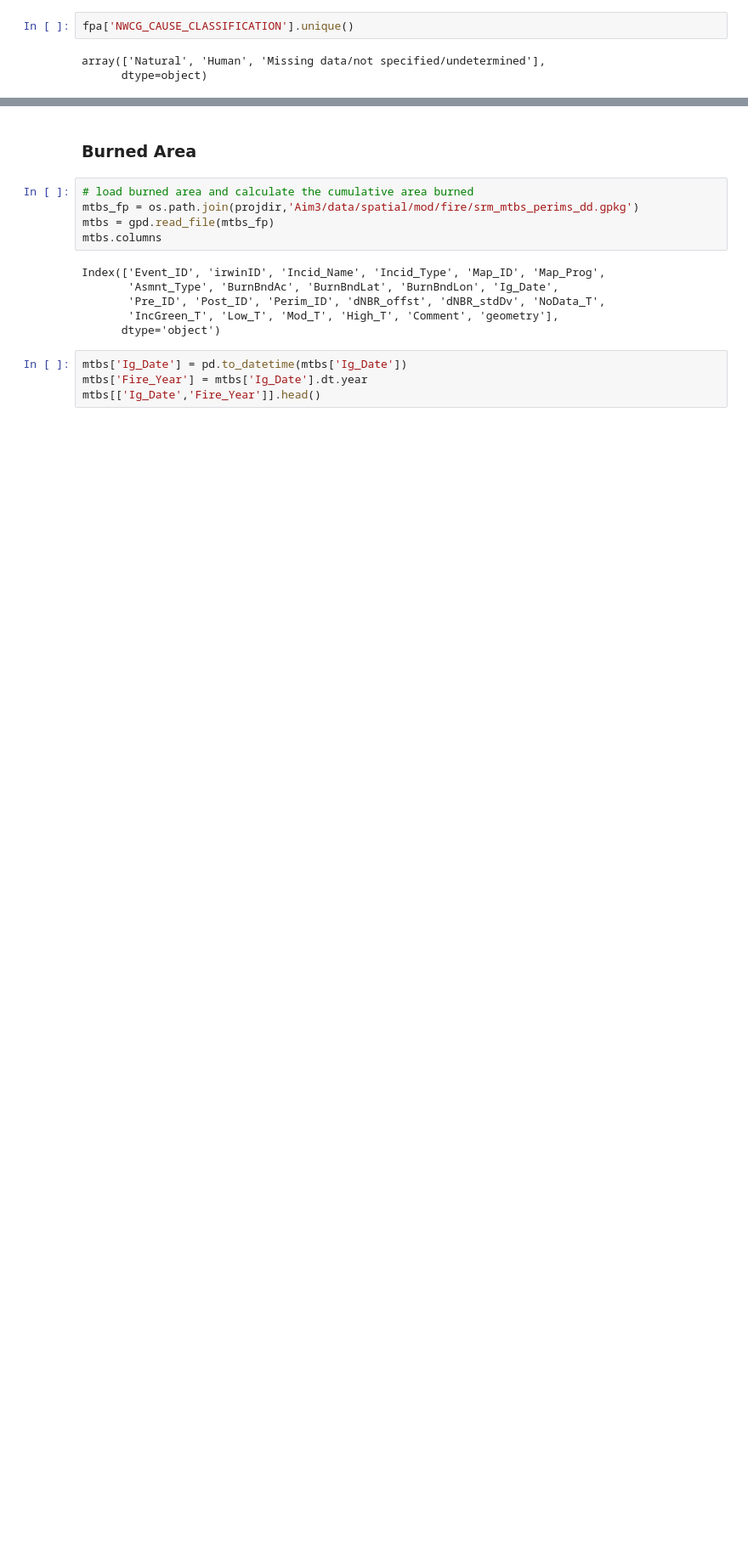
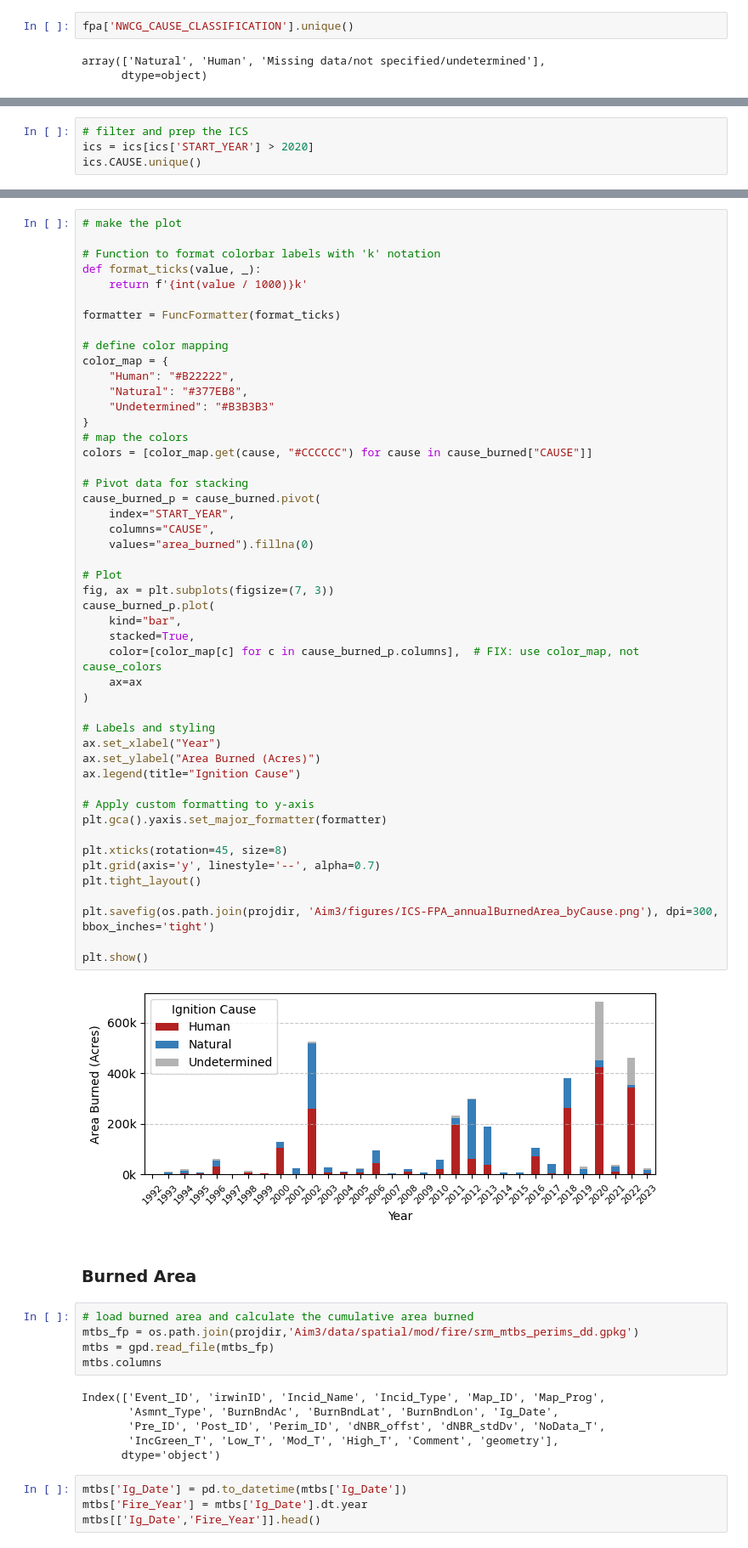
Before and after one commit to natshoff/aspen-fire-fork, a Jupyter notebook: Aim3/code/grid-data_prep.ipynb, the cells around one changed output, grey strips where cells are left out. Shown at 85% size. Cells and saved outputs as stored; diff of their text form; blank space fills up the shorter version.

```diff
--- a/Aim3/code/grid-data_prep.ipynb
+++ b/Aim3/code/grid-data_prep.ipynb
@@ -436,0 +458,4 @@ array(['Natural', 'Human', 'Missing data/not specified/undetermined'],
+# %%
+# filter and prep the ICS
+ics = ics[ics['START_YEAR'] > 2020]
+ics.CAUSE.unique()
@@ -492,3 +544,53 @@ del fpa
+# %%
+# make the plot
+
+# Function to format colorbar labels with 'k' notation
+def format_ticks(value, _):
+    return f'{int(value / 1000)}k'
+
+formatter = FuncFormatter(format_ticks)
+
+# define color mapping
+color_map = {
+    "Human": "#B22222",
+    "Natural": "#377EB8",
+    "Undetermined": "#B3B3B3"
+}
+# map the colors
+colors = [color_map.get(cause, "#CCCCCC") for cause in cause_burned["CAUSE"]]
+
+# Pivot data for stacking
+cause_burned_p = cause_burned.pivot(
+    index="START_YEAR",
+    columns="CAUSE",
+    values="area_burned").fillna(0)
+
+# Plot
+fig, ax = plt.subplots(figsize=(7, 3))
+cause_burned_p.plot(
+    kind="bar",
+    stacked=True,
+    color=[color_map[c] for c in cause_burned_p.columns],  # FIX: use color_map, not cause_colors
+    ax=ax
+)
+
+# Labels and styling
+ax.set_xlabel("Year")
+ax.set_ylabel("Area Burned (Acres)")
+ax.legend(title="Ignition Cause")
+
+# Apply custom formatting to y-axis
+plt.gca().yaxis.set_major_formatter(formatter)
+
+plt.xticks(rotation=45, size=8)
+plt.grid(axis='y', linestyle='--', alpha=0.7)
+plt.tight_layout()
+
+plt.savefig(os.path.join(projdir, 'Aim3/figures/ICS-FPA_annualBurnedArea_byCause.png'), dpi=300, bbox_inches='tight')
+
+plt.show()
+# %% [output]
+[figure, added]
 # %% [markdown]
 ### Burned Area
 # %%
```
Also changed, not shown: parts of 12 cells of this notebook, 33 other files.
